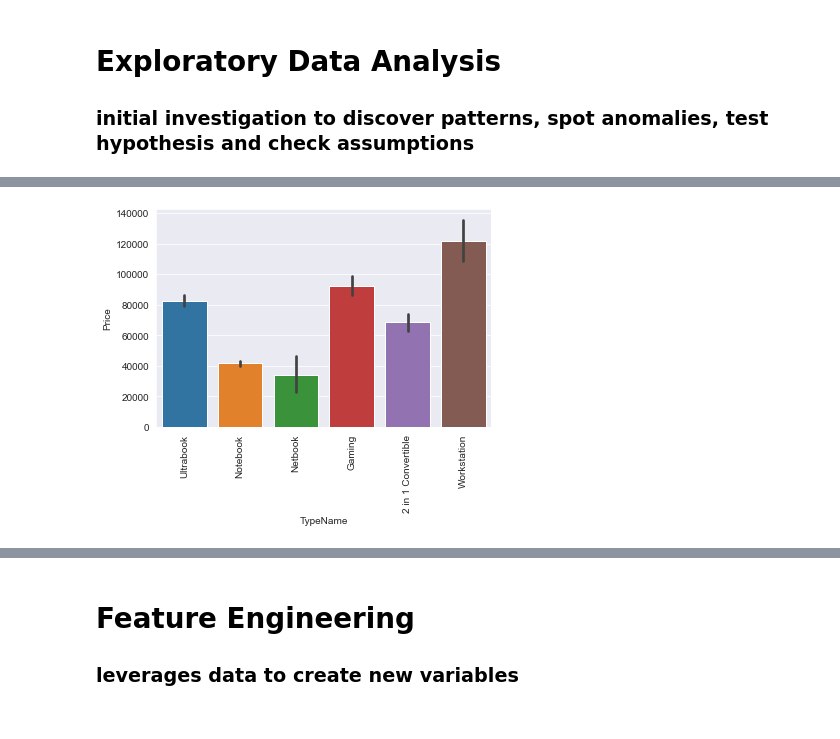
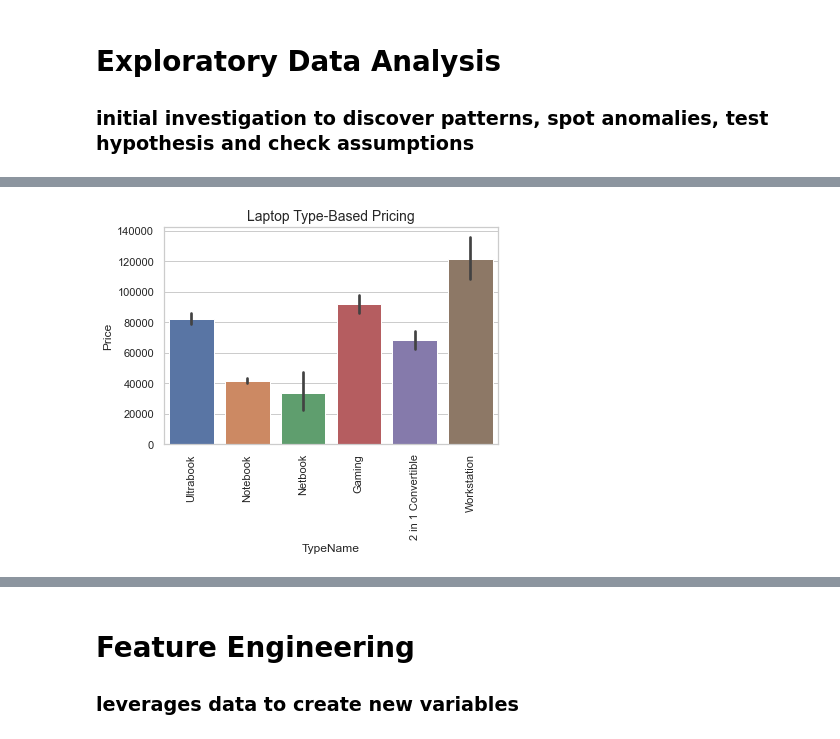
Before and after one commit to AbhikritiMoti/Laptop-Price-Estimator, a Jupyter notebook: LaptopPricePrediction.ipynb, the cells around one changed output, grey strips where cells are left out. Cells and saved outputs as stored; diff of their text form; code cells hidden in the pictures.

```diff
--- a/LaptopPricePrediction.ipynb
+++ b/LaptopPricePrediction.ipynb
@@ -131,0 +199,8 @@ df['Company'].value_counts().plot(kind='bar')
+# %%
+sns.set(style="whitegrid")
+ax = sns.histplot(df['Price'], kde=True, color='green', fill=True)
+ax.lines[0].set_color('black')
+plt.title("Categorizing Laptops by Price Range", fontsize=14)
+ax.spines['top'].set_visible(False)
+ax.spines['right'].set_visible(False)
+plt.show()
@@ -143,0 +228,18 @@ df['TypeName'].value_counts().plot(kind='bar')
+# %%
+type_counts = df['TypeName'].value_counts()
+sorted_order = type_counts.index
+
+sns.set(style="whitegrid")
+plt.figure(figsize=(10, 6))
+plot = sns.countplot(y='TypeName', data=df, order=sorted_order)
+
+for p in plot.patches:
+    x_position = p.get_width() + 5  # Add a small gap between bar and text
+    y_position = p.get_y() + p.get_height() / 2  # Center text vertically
+    count = format(p.get_width(), '.0f')  # Get the count as a string
+    plot.annotate(count, (x_position, y_position), ha='left', va='center')
+
+plt.title("Quantifying Laptop Distribution Based on Types", fontsize=14)
+plt.xlabel("Count", fontsize=12)
+plt.ylabel("Laptop Type", fontsize=12)
+plt.show()
@@ -144,6 +248,7 @@ df['TypeName'].value_counts().plot(kind='bar')
 # %%
 sns.barplot(x=df['TypeName'],y=df['Price'])
 plt.xticks(rotation='vertical')
+plt.title('Laptop Type-Based Pricing',fontsize=14)
 plt.show()
 # %% [output]
-[figure, old version]
+[figure, new version]
```
Also changed, not shown: parts of 100 cells of this notebook.
